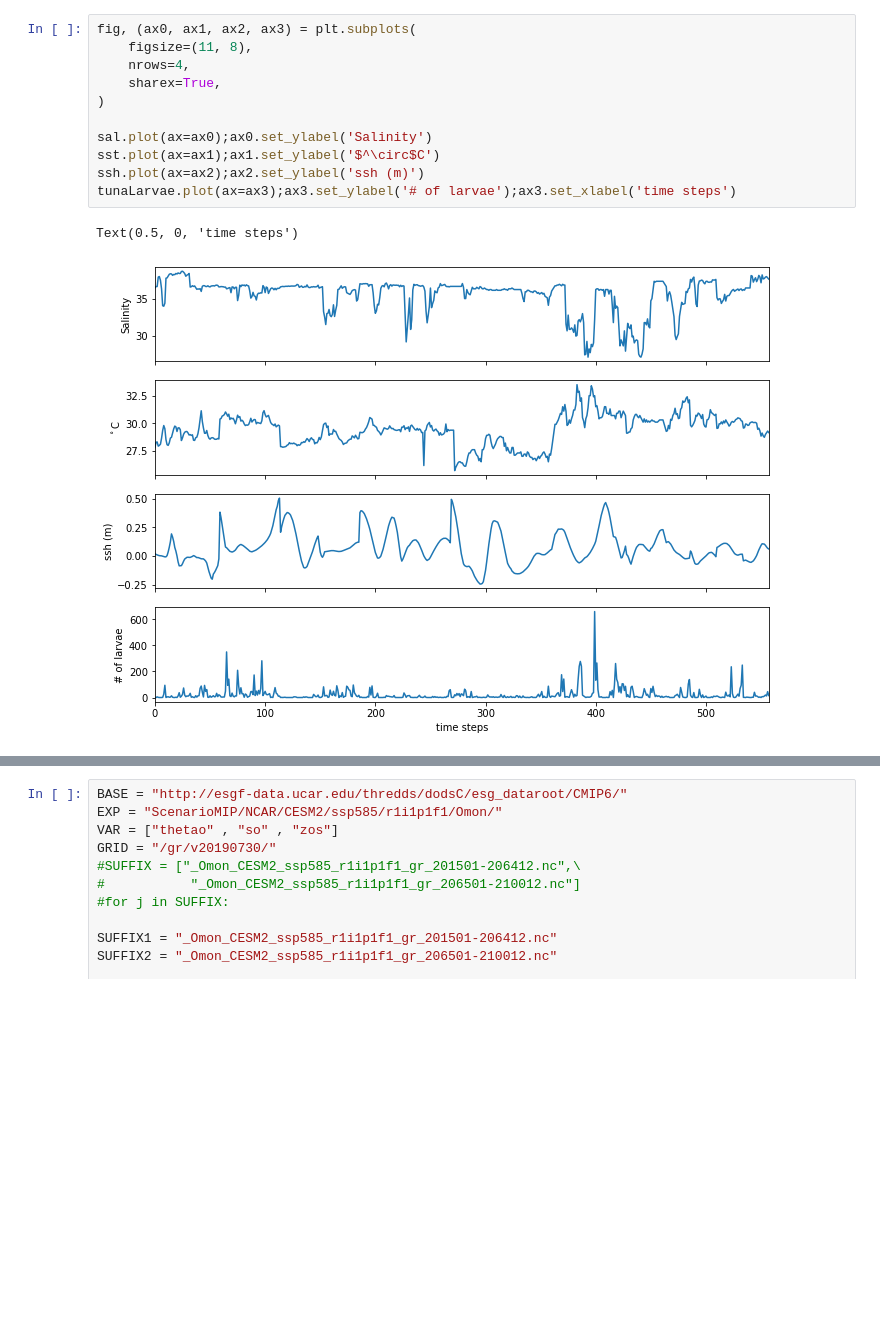
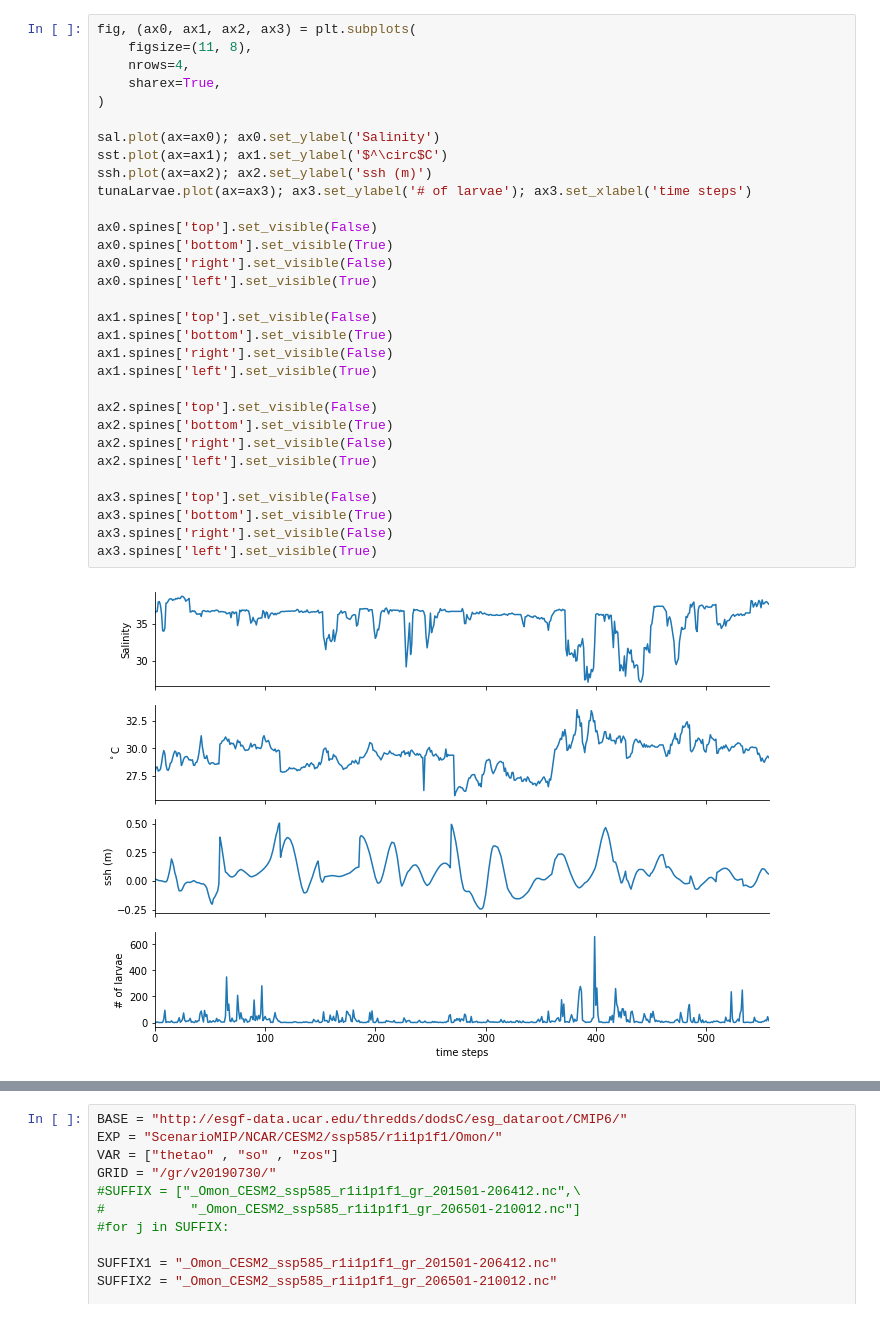
Before and after one commit to mf99274/ohw19-project-CMIP6-larvae-ML, a Jupyter notebook: pdData_v3.ipynb, the cells around one changed output, grey strips where cells are left out. Cells and saved outputs as stored; diff of their text form; blank space fills up the shorter version.

```diff
--- a/pdData_v3.ipynb
+++ b/pdData_v3.ipynb
@@ -41,14 +86,33 @@ Var_b[:,2] = sal
 # %%
 fig, (ax0, ax1, ax2, ax3) = plt.subplots(
     figsize=(11, 8),
     nrows=4,
     sharex=True,
 )
 
-sal.plot(ax=ax0);ax0.set_ylabel('Salinity')
-sst.plot(ax=ax1);ax1.set_ylabel('$^\circ$C')
-ssh.plot(ax=ax2);ax2.set_ylabel('ssh (m)')
-tunaLarvae.plot(ax=ax3);ax3.set_ylabel('# of larvae');ax3.set_xlabel('time steps')
+sal.plot(ax=ax0); ax0.set_ylabel('Salinity')
+sst.plot(ax=ax1); ax1.set_ylabel('$^\circ$C')
+ssh.plot(ax=ax2); ax2.set_ylabel('ssh (m)')
+tunaLarvae.plot(ax=ax3); ax3.set_ylabel('# of larvae'); ax3.set_xlabel('time steps')
+
+ax0.spines['top'].set_visible(False)
+ax0.spines['bottom'].set_visible(True)
+ax0.spines['right'].set_visible(False)
+ax0.spines['left'].set_visible(True)
+
+ax1.spines['top'].set_visible(False)
+ax1.spines['bottom'].set_visible(True)
+ax1.spines['right'].set_visible(False)
+ax1.spines['left'].set_visible(True)
+
+ax2.spines['top'].set_visible(False)
+ax2.spines['bottom'].set_visible(True)
+ax2.spines['right'].set_visible(False)
+ax2.spines['left'].set_visible(True)
+
+ax3.spines['top'].set_visible(False)
+ax3.spines['bottom'].set_visible(True)
+ax3.spines['right'].set_visible(False)
+ax3.spines['left'].set_visible(True)
 # %% [output]
-Text(0.5, 0, 'time steps')
-[figure, old version]
+[figure, new version]
```
Also changed, not shown: parts of 32 cells of this notebook.
